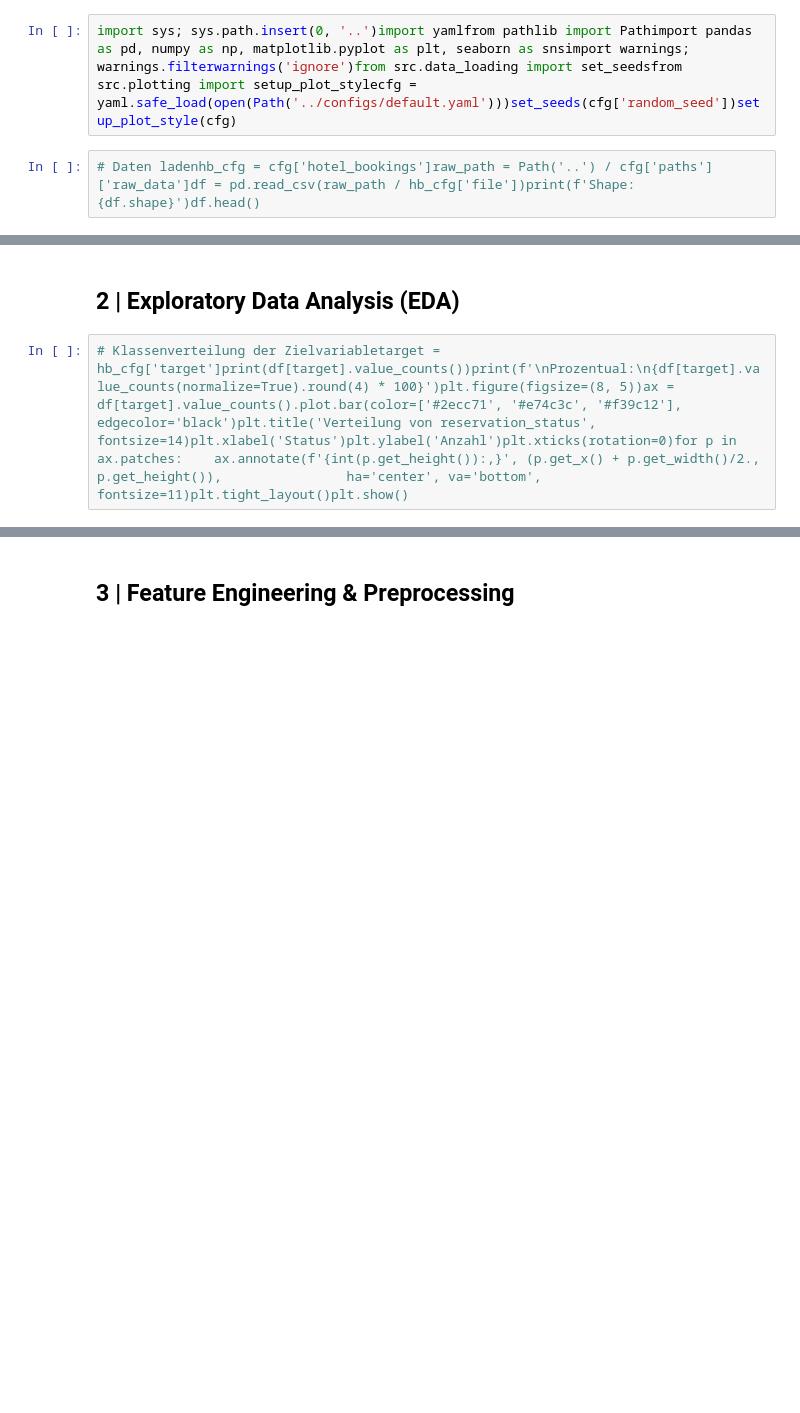
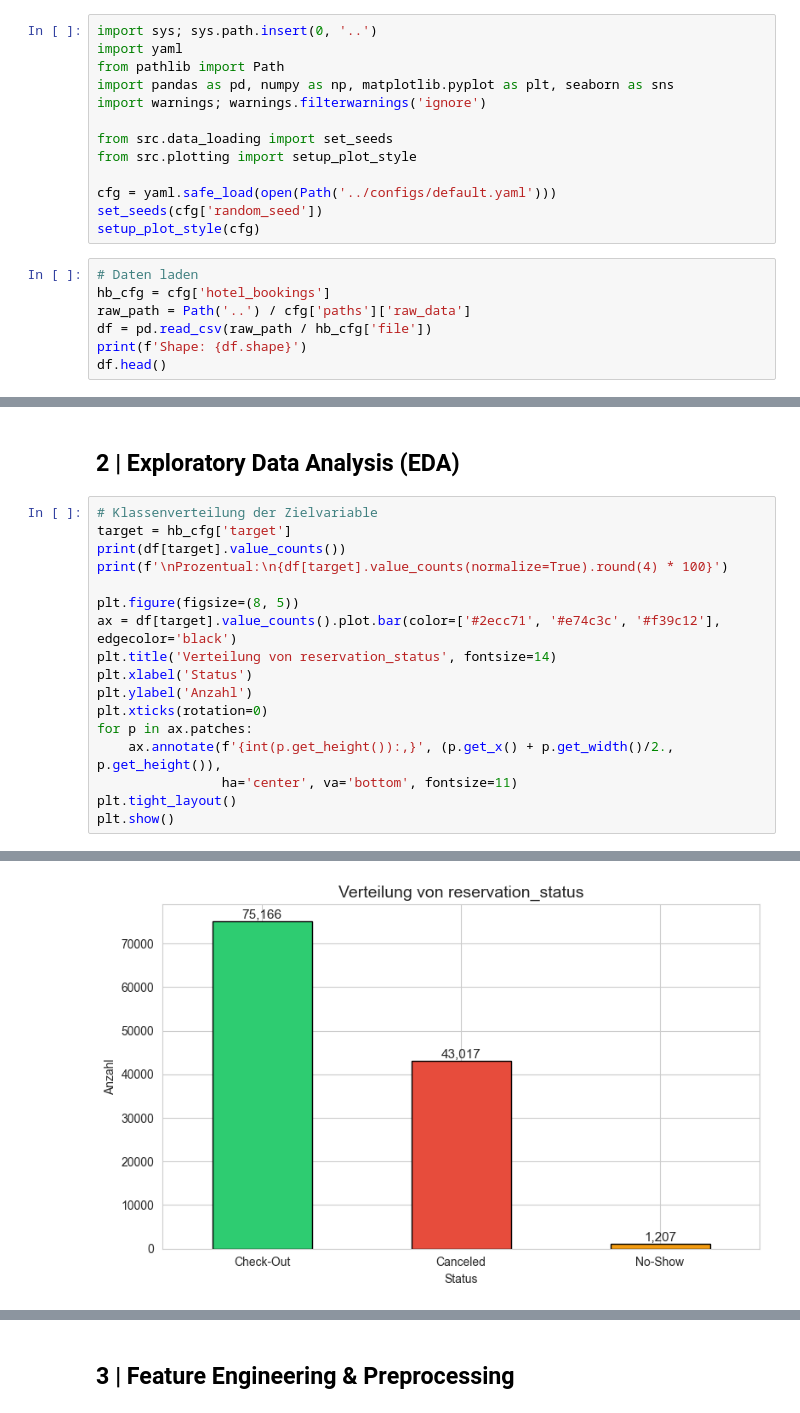
Before and after one commit to dan-am/machine_learning_DSM, a Jupyter notebook: notebooks/03_hotel_bookings_supervised.ipynb, the cells around one changed output, grey strips where cells are left out. Saved outputs shown, nothing was run; the diff lists cells and outputs as text; blank space fills up the shorter version.

```diff
--- a/notebooks/03_hotel_bookings_supervised.ipynb
+++ b/notebooks/03_hotel_bookings_supervised.ipynb
@@ -3,4 +16,20 @@
 # %%
-import sys; sys.path.insert(0, '..')import yamlfrom pathlib import Pathimport pandas as pd, numpy as np, matplotlib.pyplot as plt, seaborn as snsimport warnings; warnings.filterwarnings('ignore')from src.data_loading import set_seedsfrom src.plotting import setup_plot_stylecfg = yaml.safe_load(open(Path('../configs/default.yaml')))set_seeds(cfg['random_seed'])setup_plot_style(cfg)
+import sys; sys.path.insert(0, '..')
+import yaml
+from pathlib import Path
+import pandas as pd, numpy as np, matplotlib.pyplot as plt, seaborn as sns
+import warnings; warnings.filterwarnings('ignore')
+
+from src.data_loading import set_seeds
+from src.plotting import setup_plot_style
+
+cfg = yaml.safe_load(open(Path('../configs/default.yaml')))
+set_seeds(cfg['random_seed'])
+setup_plot_style(cfg)
 # %%
-# Daten ladenhb_cfg = cfg['hotel_bookings']raw_path = Path('..') / cfg['paths']['raw_data']df = pd.read_csv(raw_path / hb_cfg['file'])print(f'Shape: {df.shape}')df.head()
+# Daten laden
+hb_cfg = cfg['hotel_bookings']
+raw_path = Path('..') / cfg['paths']['raw_data']
+df = pd.read_csv(raw_path / hb_cfg['file'])
+print(f'Shape: {df.shape}')
+df.head()
@@ -9,4 +65,20 @@ df.info()
 # %% [markdown]
 ## 2 | Exploratory Data Analysis (EDA)
 # %%
-# Klassenverteilung der Zielvariabletarget = hb_cfg['target']print(df[target].value_counts())print(f'\nProzentual:\n{df[target].value_counts(normalize=True).round(4) * 100}')plt.figure(figsize=(8, 5))ax = df[target].value_counts().plot.bar(color=['#2ecc71', '#e74c3c', '#f39c12'], edgecolor='black')plt.title('Verteilung von reservation_status', fontsize=14)plt.xlabel('Status')plt.ylabel('Anzahl')plt.xticks(rotation=0)for p in ax.patches:    ax.annotate(f'{int(p.get_height()):,}', (p.get_x() + p.get_width()/2., p.get_height()),                ha='center', va='bottom', fontsize=11)plt.tight_layout()plt.show()
+# Klassenverteilung der Zielvariable
+target = hb_cfg['target']
+print(df[target].value_counts())
+print(f'\nProzentual:\n{df[target].value_counts(normalize=True).round(4) * 100}')
+
+plt.figure(figsize=(8, 5))
+ax = df[target].value_counts().plot.bar(color=['#2ecc71', '#e74c3c', '#f39c12'], edgecolor='black')
+plt.title('Verteilung von reservation_status', fontsize=14)
+plt.xlabel('Status')
+plt.ylabel('Anzahl')
+plt.xticks(rotation=0)
+for p in ax.patches:
+    ax.annotate(f'{int(p.get_height()):,}', (p.get_x() + p.get_width()/2., p.get_height()),
+                ha='center', va='bottom', fontsize=11)
+plt.tight_layout()
+plt.show()
+# %% [output]
@@ -13 +97,2 @@ df.info()
+[figure, added]
 # %% [markdown]
```
Also changed, not shown: parts of 18 cells of this notebook.
